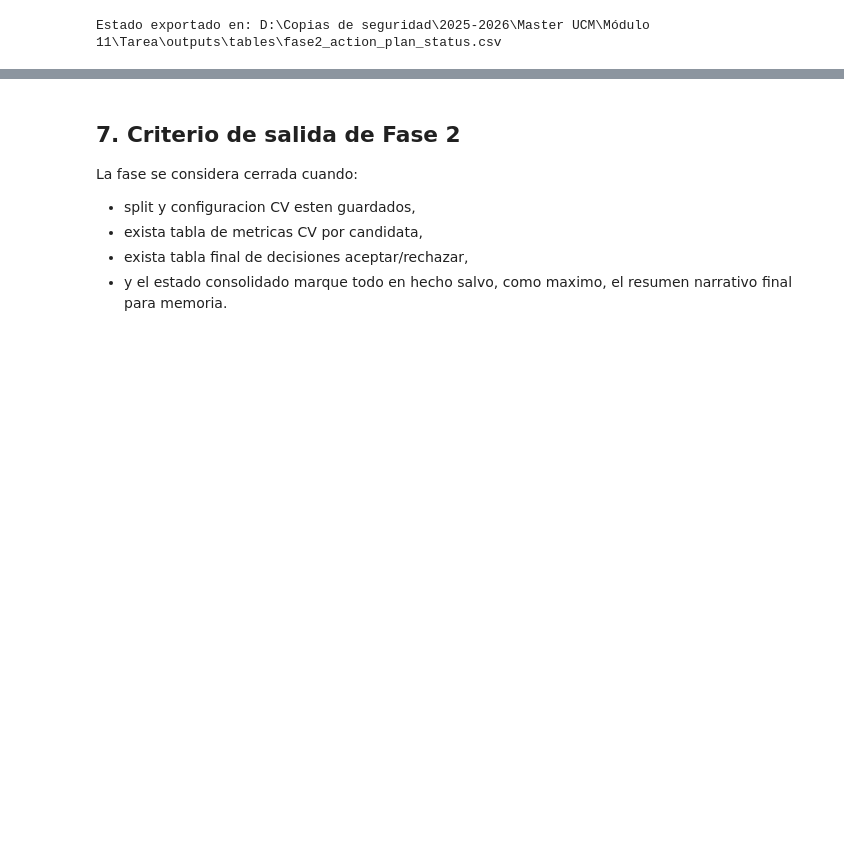
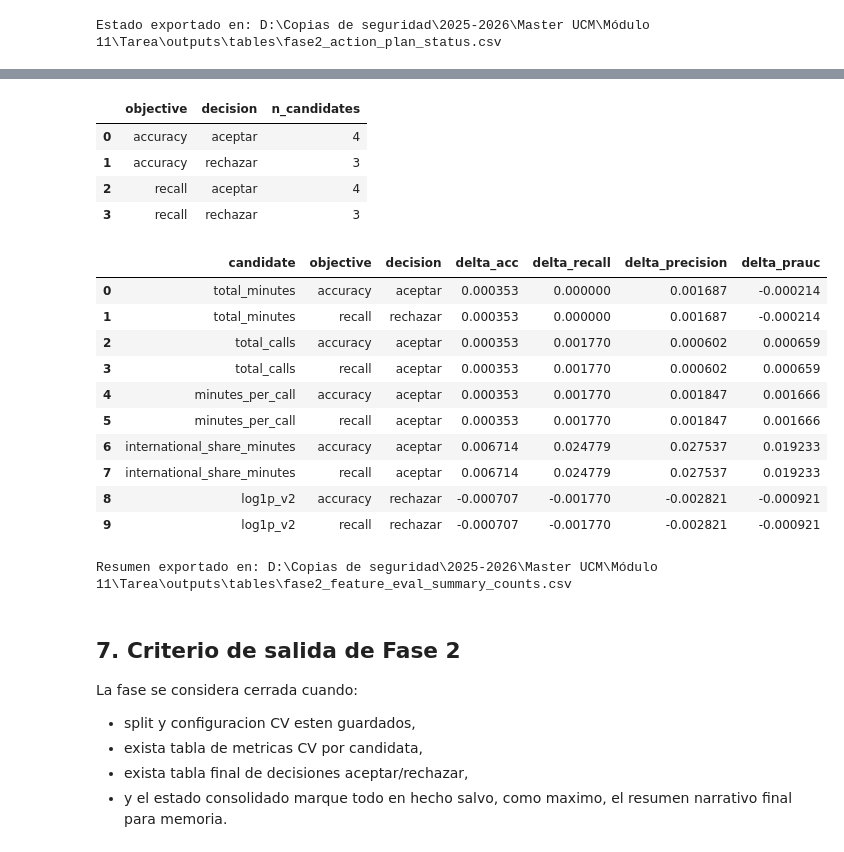
Before and after one commit to danielrawlins21/Clasificaci-n_binaria_Machine_Learning, a Jupyter notebook: notebooks/03_plan_accion_fase2.ipynb, the cells around one changed output, grey strips where cells are left out. Saved outputs shown, nothing was run; the diff lists cells and outputs as text; code cells hidden in the pictures; blank space fills up the shorter version.

```diff
--- a/notebooks/03_plan_accion_fase2.ipynb
+++ b/notebooks/03_plan_accion_fase2.ipynb
@@ -178,3 +361,46 @@ Estado exportado en: D:\Copias de seguridad\2025-2026\Master UCM\Módulo 11\Tare
+# %%
+decisions_df = pd.read_csv(TABLES_PATH / 'fase2_feature_eval_decisions.csv')
+
+summary_counts = (
+    decisions_df.groupby(['objective', 'decision'])['candidate']
+    .count()
+    .rename('n_candidates')
+    .reset_index()
+)
+
+summary_delta = decisions_df.assign(
+    delta_acc=lambda d: d['acc_ext_mean'] - d['acc_base_mean'],
+    delta_recall=lambda d: d['recall_ext_mean'] - d['recall_base_mean'],
+    delta_precision=lambda d: d['precision_ext_mean'] - d['precision_base_mean'],
+    delta_prauc=lambda d: d['prauc_ext_mean'] - d['prauc_base_mean'],
+)[[
+    'candidate', 'objective', 'decision', 'delta_acc', 'delta_recall', 'delta_precision', 'delta_prauc'
+]]
+
+summary_counts.to_csv(TABLES_PATH / 'fase2_feature_eval_summary_counts.csv', index=False)
+summary_delta.to_csv(TABLES_PATH / 'fase2_feature_eval_summary_delta.csv', index=False)
+
+display(summary_counts)
+display(summary_delta.head(10))
+print('Resumen exportado en:', (TABLES_PATH / 'fase2_feature_eval_summary_counts.csv').resolve())
+# %% [output]
+|  | objective | decision | n_candidates |
+| 0 | accuracy | aceptar | 4 |
+| 1 | accuracy | rechazar | 3 |
+| 2 | recall | aceptar | 4 |
+| 3 | recall | rechazar | 3 |
+|  | candidate | objective | decision | delta_acc | delta_recall | delta_precision | delta_prauc |
+| 0 | total_minutes | accuracy | aceptar | 0.000353 | 0.000000 | 0.001687 | -0.000214 |
+| 1 | total_minutes | recall | rechazar | 0.000353 | 0.000000 | 0.001687 | -0.000214 |
+| 2 | total_calls | accuracy | aceptar | 0.000353 | 0.001770 | 0.000602 | 0.000659 |
+| 3 | total_calls | recall | aceptar | 0.000353 | 0.001770 | 0.000602 | 0.000659 |
+| 4 | minutes_per_call | accuracy | aceptar | 0.000353 | 0.001770 | 0.001847 | 0.001666 |
+| 5 | minutes_per_call | recall | aceptar | 0.000353 | 0.001770 | 0.001847 | 0.001666 |
+| 6 | international_share_minutes | accuracy | aceptar | 0.006714 | 0.024779 | 0.027537 | 0.019233 |
+| 7 | international_share_minutes | recall | aceptar | 0.006714 | 0.024779 | 0.027537 | 0.019233 |
+| 8 | log1p_v2 | accuracy | rechazar | -0.000707 | -0.001770 | -0.002821 | -0.000921 |
+| 9 | log1p_v2 | recall | rechazar | -0.000707 | -0.001770 | -0.002821 | -0.000921 |
+Resumen exportado en: D:\Copias de seguridad\2025-2026\Master UCM\Módulo 11\Tarea\outputs\tables\fase2_feature_eval_summary_counts.csv
 # %% [markdown]
 ## 7. Criterio de salida de Fase 2
 
```
Also changed, not shown: parts of 5 cells of this notebook, 6 other files.
